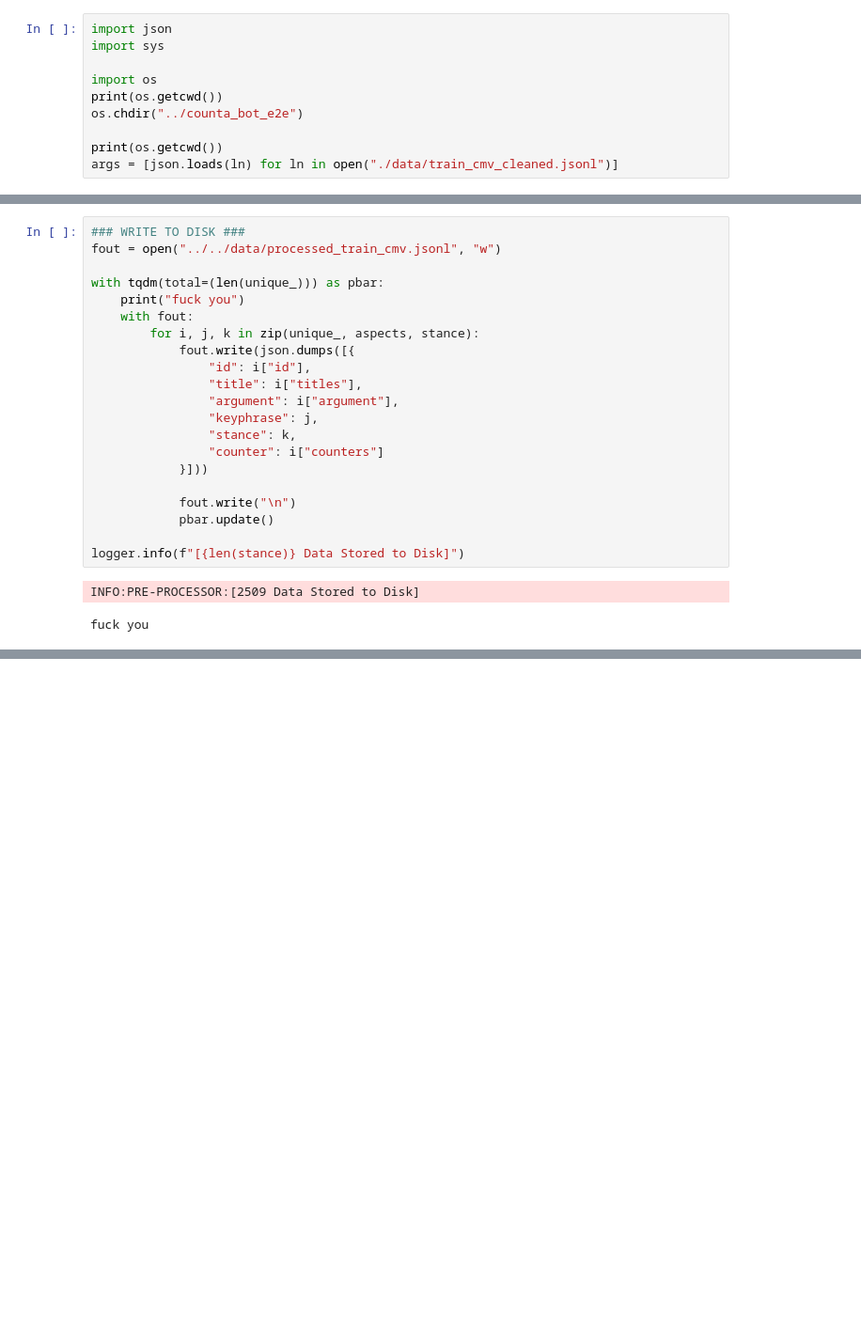
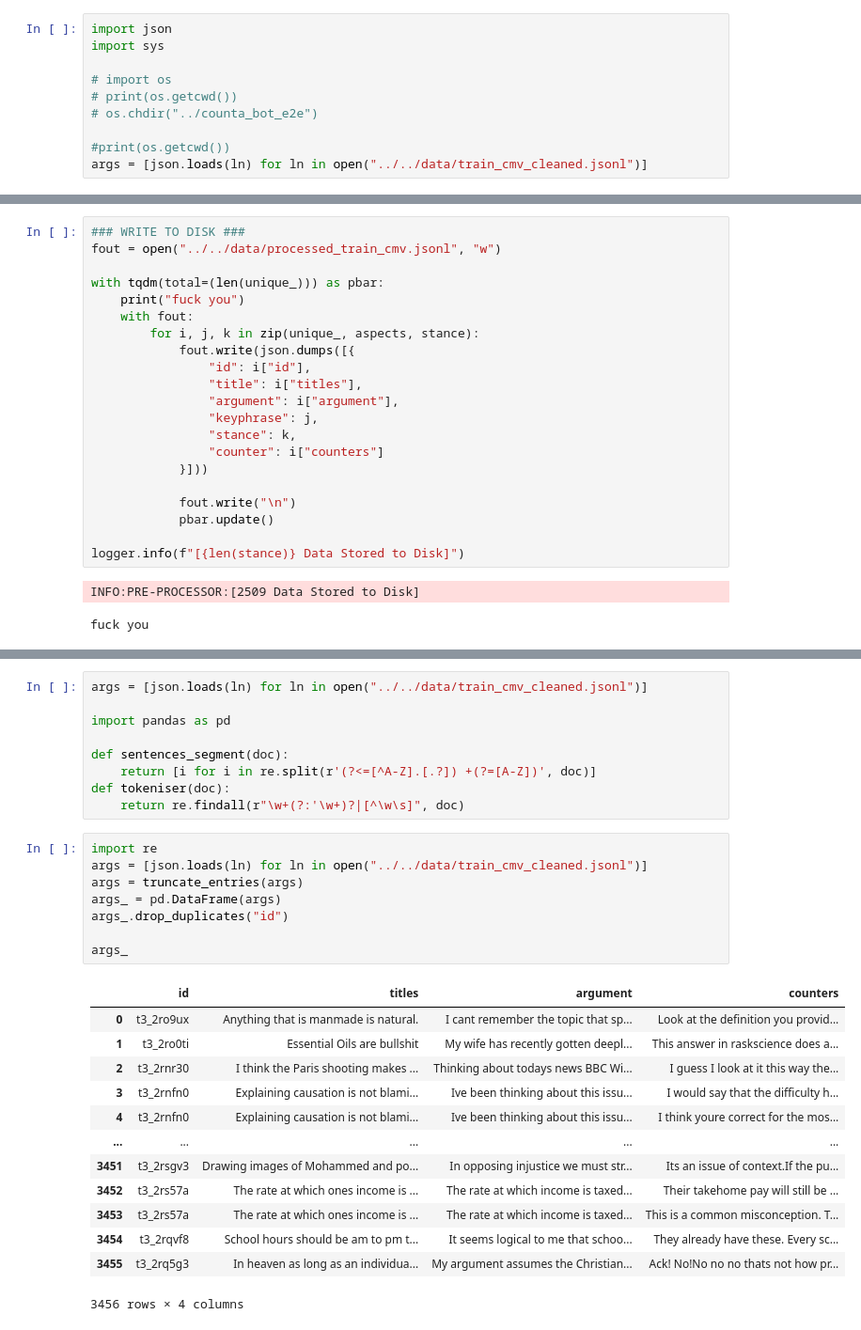
Before and after one commit to jshepp27/counta_bot_e2e, a Jupyter notebook: counta_bot/scripts/preprocess.ipynb, the cells around one changed output, grey strips where cells are left out. Shown at 94% size. Cells and saved outputs as stored; diff of their text form; blank space fills up the shorter version.

```diff
--- a/counta_bot/scripts/full_process.ipynb
+++ b/counta_bot/scripts/preprocess.ipynb
@@ -2,9 +2,9 @@
 import json
 import sys
 
-import os
-print(os.getcwd())
-os.chdir("../counta_bot_e2e")
+# import os
+# print(os.getcwd())
+# os.chdir("../counta_bot_e2e")
 
-print(os.getcwd())
-args = [json.loads(ln) for ln in open("./data/train_cmv_cleaned.jsonl")]
+#print(os.getcwd())
+args = [json.loads(ln) for ln in open("../../data/train_cmv_cleaned.jsonl")]
@@ -237,0 +264,31 @@ fuck you
+# %%
+args = [json.loads(ln) for ln in open("../../data/train_cmv_cleaned.jsonl")]
+
+import pandas as pd
+
+def sentences_segment(doc):
+    return [i for i in re.split(r'(?<=[^A-Z].[.?]) +(?=[A-Z])', doc)]
+def tokeniser(doc):
+    return re.findall(r"\w+(?:'\w+)?|[^\w\s]", doc)
+# %%
+import re
+args = [json.loads(ln) for ln in open("../../data/train_cmv_cleaned.jsonl")]
+args = truncate_entries(args)
+args_ = pd.DataFrame(args)
+args_.drop_duplicates("id")
+
+args_
+# %% [output]
+|  | id | titles | argument | counters |
+| 0 | t3_2ro9ux | Anything that is manmade is natural. | I cant remember the topic that sp... | Look at the definition you provid... |
+| 1 | t3_2ro0ti | Essential Oils are bullshit | My wife has recently gotten deepl... | This answer in raskscience does a... |
+| 2 | t3_2rnr30 | I think the Paris shooting makes ... | Thinking about todays news BBC Wi... | I guess I look at it this way the... |
+| 3 | t3_2rnfn0 | Explaining causation is not blami... | Ive been thinking about this issu... | I would say that the difficulty h... |
+| 4 | t3_2rnfn0 | Explaining causation is not blami... | Ive been thinking about this issu... | I think youre correct for the mos... |
+| ... | ... | ... | ... | ... |
+| 3451 | t3_2rsgv3 | Drawing images of Mohammed and po... | In opposing injustice we must str... | Its an issue of context.If the pu... |
+| 3452 | t3_2rs57a | The rate at which ones income is ... | The rate at which income is taxed... | Their takehome pay will still be ... |
+| 3453 | t3_2rs57a | The rate at which ones income is ... | The rate at which income is taxed... | This is a common misconception. T... |
+| 3454 | t3_2rqvf8 | School hours should be am to pm t... | It seems logical to me that schoo... | They already have these. Every sc... |
+| 3455 | t3_2rq5g3 | In heaven as long as an individua... | My argument assumes the Christian... | Ack! No!No no no thats not how pr... |
+3456 rows × 4 columns
```
Also changed, not shown: parts of 10 cells of this notebook, 6 other files.
